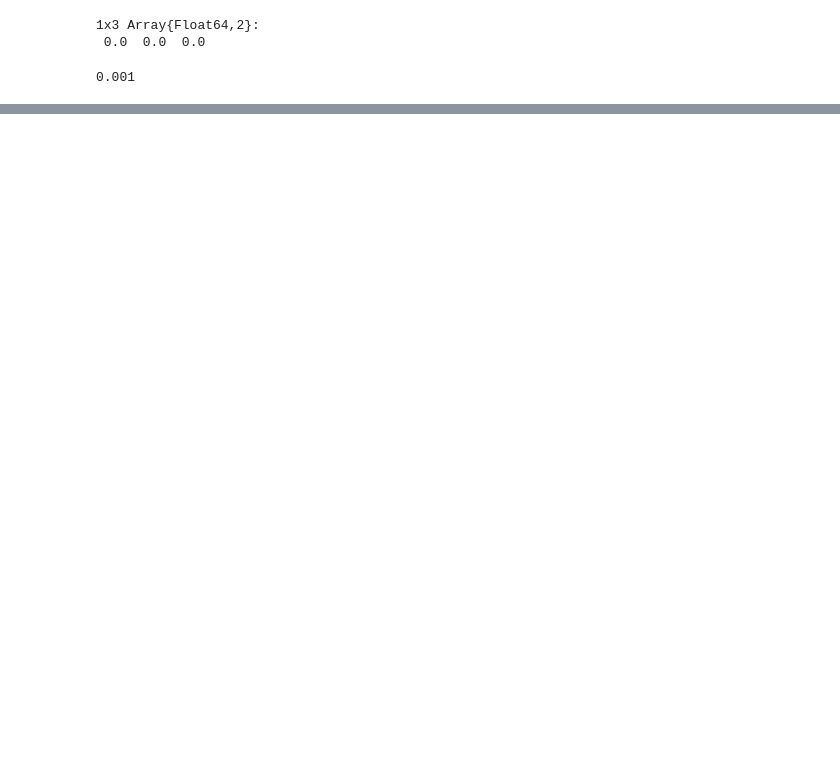
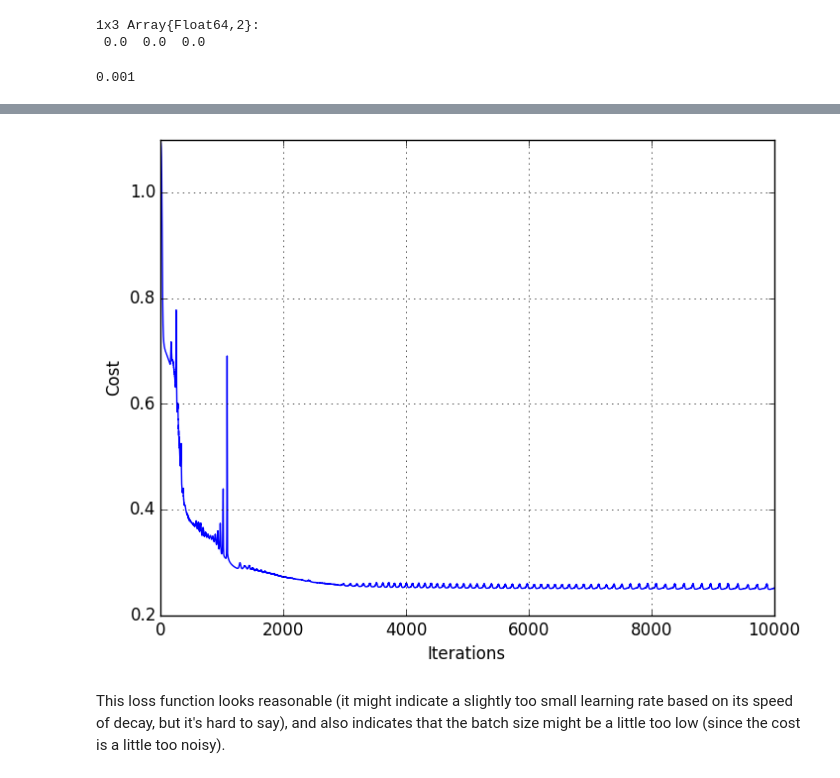
Before and after one commit to lakshgupta/lakshgupta.github.io, a Jupyter notebook: notebooks/Neural Network.ipynb, the cells around one changed output, grey strips where cells are left out. Cells and saved outputs as stored; diff of their text form; code cells hidden in the pictures; blank space fills up the shorter version.

```diff
--- a/notebooks/Neural Network.ipynb
+++ b/notebooks/Neural Network.ipynb
@@ -99,3 +121,13 @@ iteration: 10000 loss: 0.00017768853280006655
+# %%
+# plot the cost per iteration
+plot(1:length(J), J)
+xlabel("Iterations")
+ylabel("Cost")
+grid("on")
+# %% [output]
+[figure, added]
+# %% [markdown]
+This loss function looks reasonable (it might indicate a slightly too small learning rate based on its speed of decay, but it's hard to say), and also indicates that the batch size might be a little too low (since the cost is a little too noisy).
 # %%
 # evaluate training set accuracy
 hidden_layer = max(0, X*W1 .+ b1)
```
Also changed, not shown: parts of 10 cells of this notebook, 2 other files.
